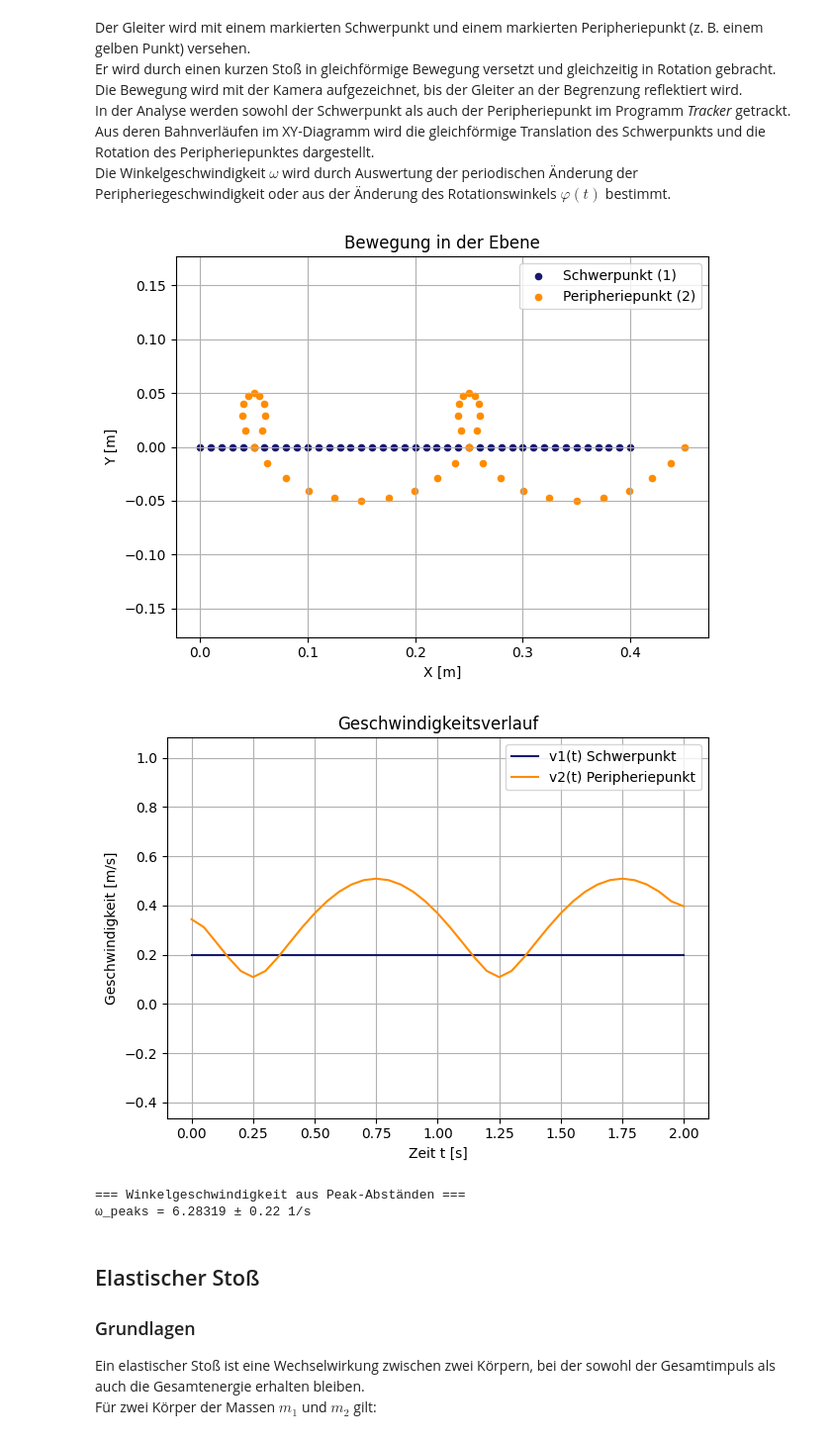
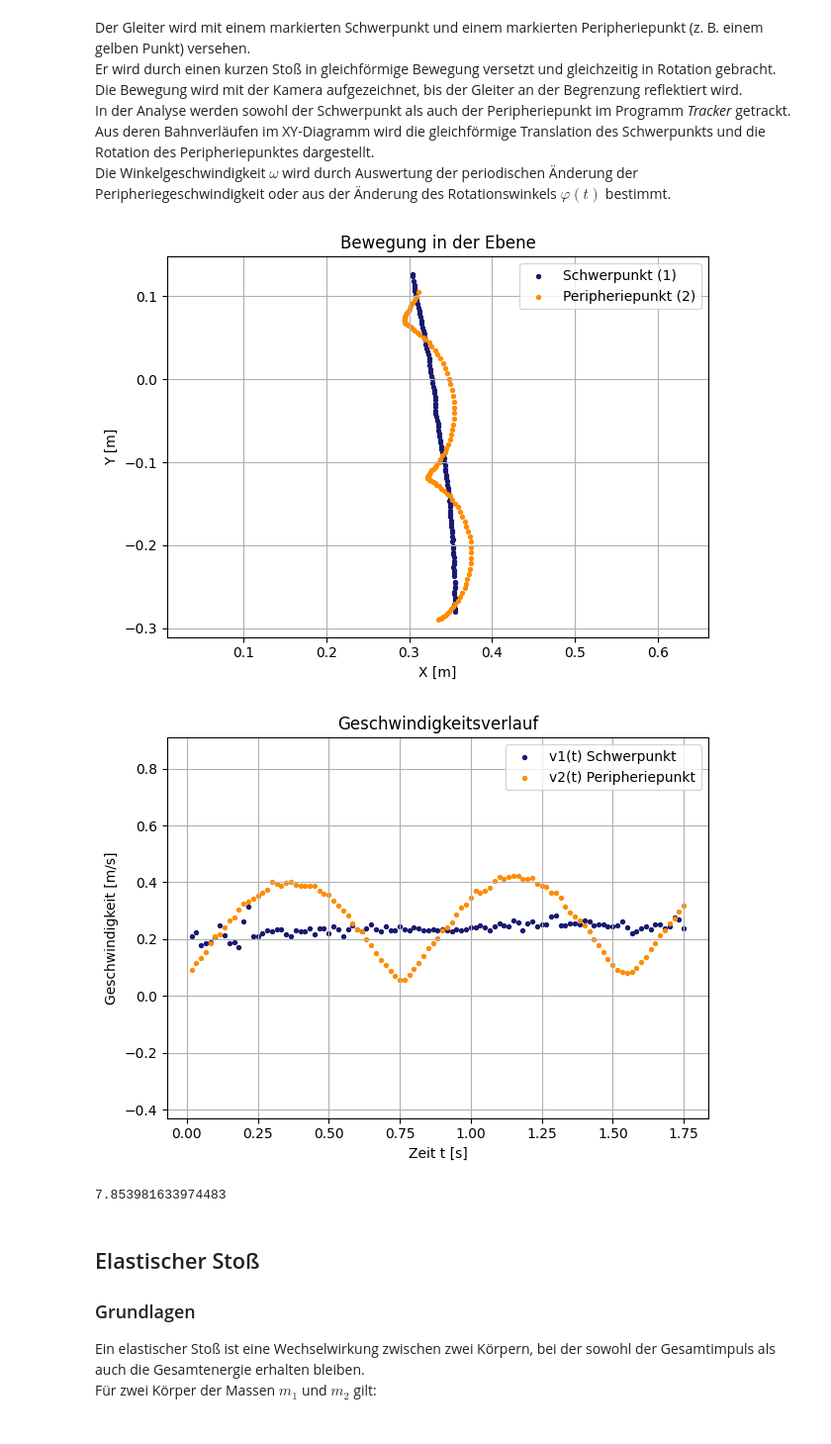
Before and after one commit to olegoniy/Lab, a Jupyter notebook: Lab4/Di02-PW4.ipynb, the cells around one changed output. Shown at 99% size. Cells and saved outputs as stored; diff of their text form; code cells hidden in the pictures.

```diff
--- a/Lab4/Di02-PW4.ipynb
+++ b/Lab4/Di02-PW4.ipynb
@@ -35,7 +35,7 @@ import matplotlib.pyplot as plt
 import csv
 
 # ====== Dateiname ======
-fname = "example.csv"   # oder eine andere Datei mit den Spalten t, x, y
+fname = "beschleunigung.csv"   # oder eine andere Datei mit den Spalten t, x, y
 
 # ====== Trennzeichen automatisch erkennen (Komma oder Tabulator) ======
 with open(fname, "r", encoding="utf-8") as f:
@@ -110,13 +110,13 @@ plt.tight_layout()
 plt.show()
 
 # ===== Eingabewerte =====
-m1 = 0.200     # kg   Masse des Gleiters
+m1 = 1.0011     # kg   Masse des Gleiters
 m2 = 0.020     # kg   Masse des hängenden Gewichts
 g = 9.81       # m/s^2
 
 # ===== Unsicherheiten =====
-sigma_m1 = 0.001   # kg  (z. B. Waage ±1 g)
-sigma_m2 = 0.001   # kg
+sigma_m1 = 0.0001   # kg  (z. B. Waage ±1 g)
+sigma_m2 = 0.0001   # kg
 
 # ===== Kräfte berechnen =====
 F_exp  = (m1 + m2) * a
@@ -124,7 +124,7 @@ F_theo = m2 * g
 deltaF = (F_theo - F_exp)
 
 # ===== Gleitreibungskoeffizient =====
-mu_G = F_theo - F_exp / (m1 * g)
+mu_G = (F_theo - F_exp) / (m1 * g)
 
 # ===== Fehlerfortpflanzung =====
 # partielle Ableitungen
@@ -199,7 +199,7 @@ import numpy as np
 import matplotlib.pyplot as plt
 
 # ===== Datei laden =====
-fname = "beispiel_rotation.csv"  # Datei mit den Spalten: t, x1, y1, v1, x2, y2, v2
+fname = "rotation.csv"  # Datei mit den Spalten: t, x1, y1, v1, x2, y2, v2
 
 # ===== Trennzeichen (Komma oder Tab) automatisch erkennen =====
 with open(fname, "r", encoding="utf-8") as f:
@@ -231,8 +231,8 @@ x2 = np.array(x2); y2 = np.array(y2); v2 = np.array(v2)
 
 # ===== Trajektorien (X,Y) plotten =====
 plt.figure()
-plt.scatter(x1, y1, label="Schwerpunkt (1)", color="midnightblue", s=20)
-plt.scatter(x2, y2, label="Peripheriepunkt (2)", color="darkorange", s=20)
+plt.scatter(x1, y1, label="Schwerpunkt (1)", color="midnightblue", s=8)
+plt.scatter(x2, y2, label="Peripheriepunkt (2)", color="darkorange", s=8)
 plt.gca().set_aspect("equal", adjustable="datalim")
 plt.xlabel("X [m]")
 plt.ylabel("Y [m]")
@@ -244,8 +244,8 @@ plt.show()
 
 # ===== Geschwindigkeiten über die Zeit plotten =====
 plt.figure()
-plt.plot(t, v1, label="v1(t) Schwerpunkt", color="midnightblue")
-plt.plot(t, v2, label="v2(t) Peripheriepunkt", color="darkorange")
+plt.scatter(t, v1, label="v1(t) Schwerpunkt", color="midnightblue", s=8)
+plt.scatter(t, v2, label="v2(t) Peripheriepunkt", color="darkorange", s=8)
 plt.gca().set_aspect("equal", adjustable="datalim")
 plt.xlabel("Zeit t [s]")
 plt.ylabel("Geschwindigkeit [m/s]")
@@ -298,37 +298,39 @@ def omega_aus_peaks(t, idx):
         # zwei Intervalle -> Standardfehler definieren
         s_T = np.std(T_i, ddof=1)
         sigma_T = s_T / np.sqrt(2)
     else:
         # nur ein Intervall
         dt = np.median(np.diff(t))  # Zeitauflösung
         sigma_T = dt / np.sqrt(2)   # beide Peak-Zeiten tragen bei
 
     # ω und Fehlerfortpflanzung: ω = 2π / T, dω/dT = -2π/T^2
     omega = 2 * np.pi / T_mean
     sigma_omega = (2 * np.pi / (T_mean**2)) * sigma_T
     return omega, sigma_omega
 
 
 # Bevorzugt Maxima, sonst Minima
 if len(idx_max) >= 2:
     omega_peaks, sigma_omega = omega_aus_peaks(t, idx_max)
 elif len(idx_min) >= 2:
     omega_peaks, sigma_omega = omega_aus_peaks(t, idx_min)
 
 # ======== Ergebnis ========
+"""
 print("=== Winkelgeschwindigkeit aus Peak-Abständen ===")
 if omega_peaks is not None:
     if sigma_omega is not None:
         print(f"ω_peaks = {omega_peaks:.6g} ± {sigma_omega:.2g} 1/s")
     else:
         print(f"ω_peaks = {omega_peaks:.6g} 1/s (Unsicherheit nicht bestimmbar)")
 else:
     print("ω aus Peak-Abständen: nicht bestimmbar (zu wenige Peaks)")
+"""
+print(2*np.pi / 0.8)
 # %% [output]
-[figure, old version]
+[figure, new version]
-[figure, old version]
+[figure, new version]
-=== Winkelgeschwindigkeit aus Peak-Abständen ===
-ω_peaks = 6.28319 ± 0.22 1/s
+7.853981633974483
 # %% [markdown]
 ## Elastischer Stoß
 ### Grundlagen
```
Also changed, not shown: parts of 2 cells of this notebook, 7 other files.
